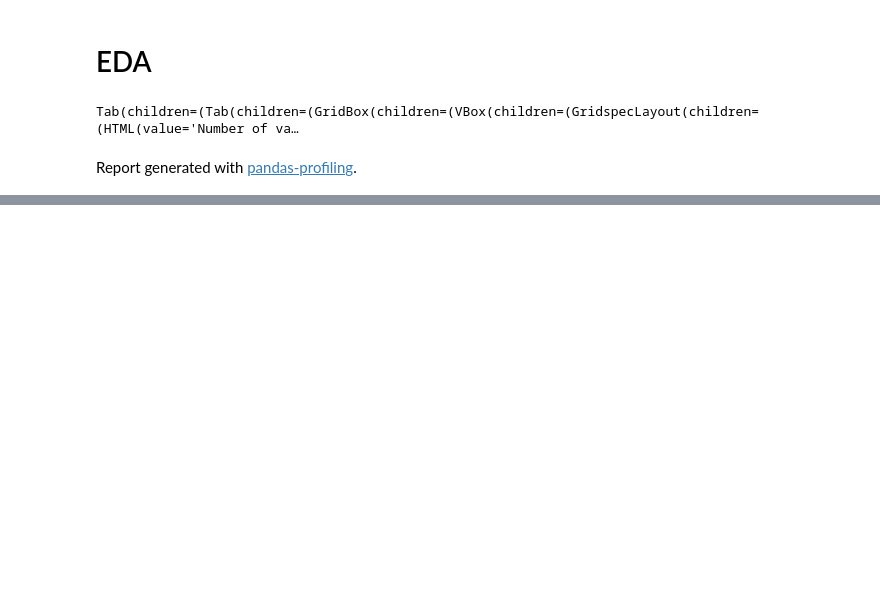
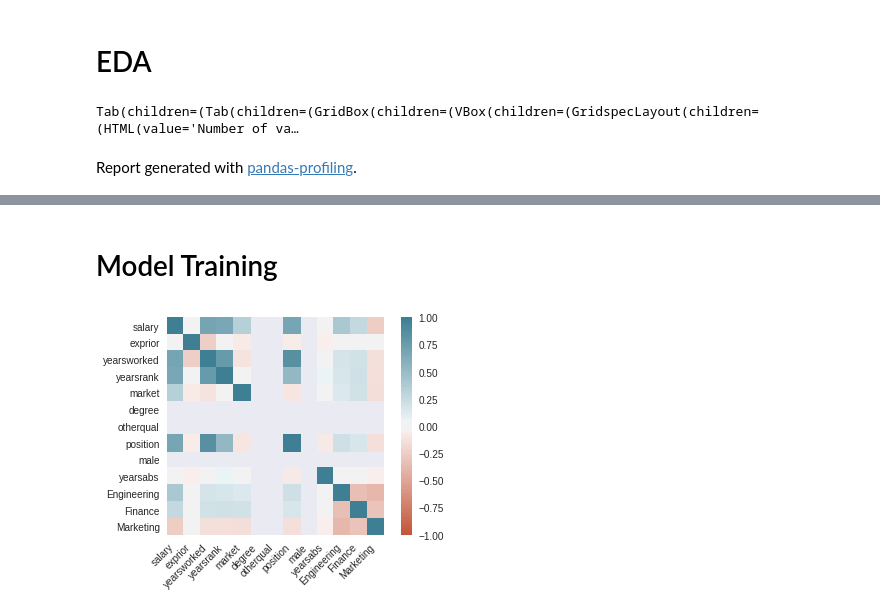
Before and after one commit to Shalom91/MultipleReg, a Jupyter notebook: multiple_regression.ipynb, the cells around one changed output, grey strips where cells are left out. Cells and saved outputs as stored; diff of their text form; code cells hidden in the pictures; blank space fills up the shorter version.

Commit message:
feature engineering, and model training

```diff
--- a/multiple_regression.ipynb
+++ b/multiple_regression.ipynb
@@ -10,6 +10,16 @@ from pandas_profiling import ProfileReport
 import matplotlib.pyplot as plt
 import seaborn as sns
 from sklearn.model_selection import train_test_split
+from statsmodels.compat import lzip
+import statsmodels.api as sm
+from statsmodels.formula.api import ols
+
+plt.style.use('seaborn')
+
+plt.rc('font', size=14)
+plt.rc('figure', titlesize=18)
+plt.rc('axes', labelsize=15)
+plt.rc('axes', titlesize=18)
 
 %matplotlib inline
 # %%
@@ -62,0 +54,5 @@ memory usage: 30.5 KB
+# %%
+cat_columns = ["Field"]
+df_processed = pd.get_dummies(df_new, prefix_sep="_", columns=cat_columns, drop_first=False)
+# %%
+df_processed.rename(columns={'Field_1': 'Engineering', 'Field_2': 'Finance', 'Field_3':'Human Resources', 'Field_4':'Marketing'}, inplace=True)
@@ -62,0 +63,20 @@ memory usage: 30.5 KB
+# %% [markdown]
+# Model Training
+# %%
+# split data
+train, test = train_test_split(df_processed, test_size=0.3, random_state=1)
+# %%
+corr = train.corr()
+ax = sns.heatmap(
+    corr,
+    vmin=-1, vmax=1, center=0,
+    cmap=sns.diverging_palette(20, 220, n=200),
+    square=True
+)
+ax.set_xticklabels(
+    ax.get_xticklabels(),
+    rotation=45,
+    horizontalalignment='right'
+);
+# %% [output]
+[figure, added]
```
Also changed, not shown: parts of 8 cells of this notebook.
